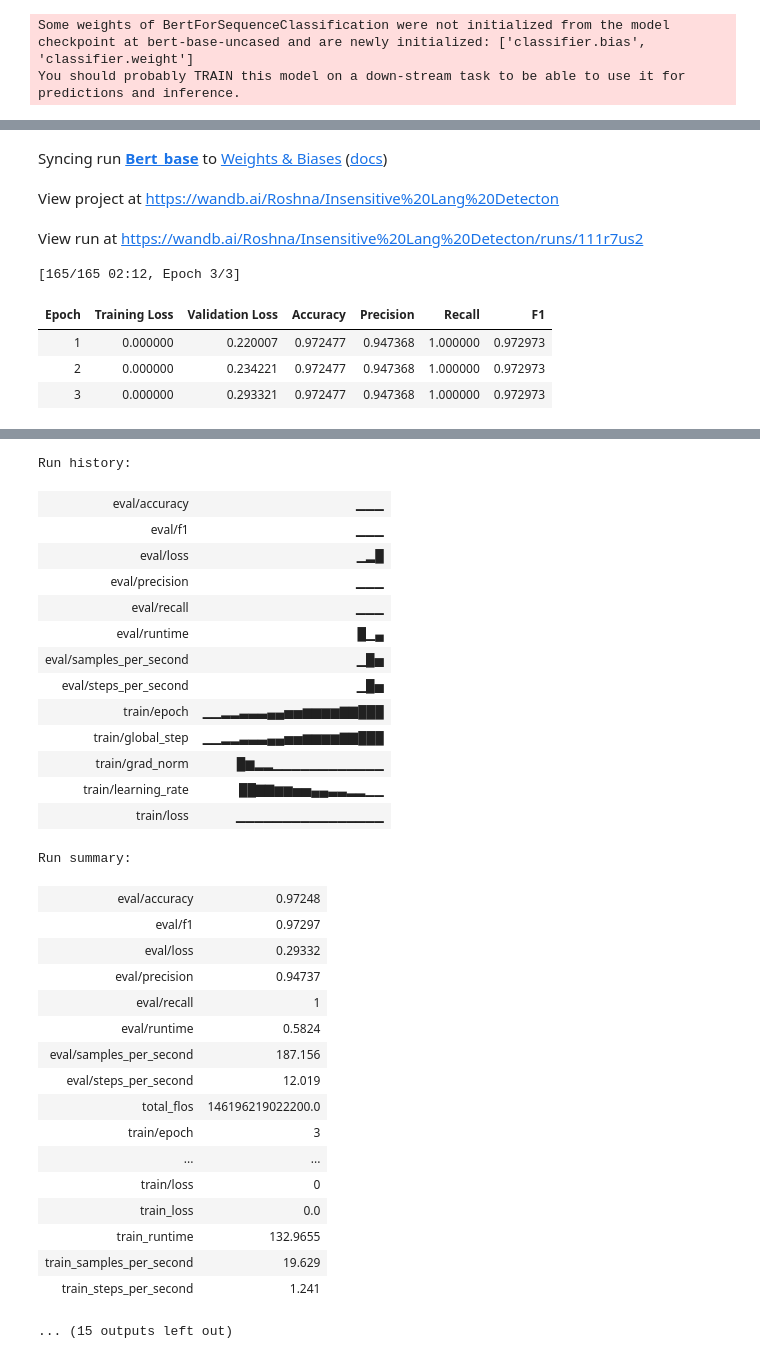
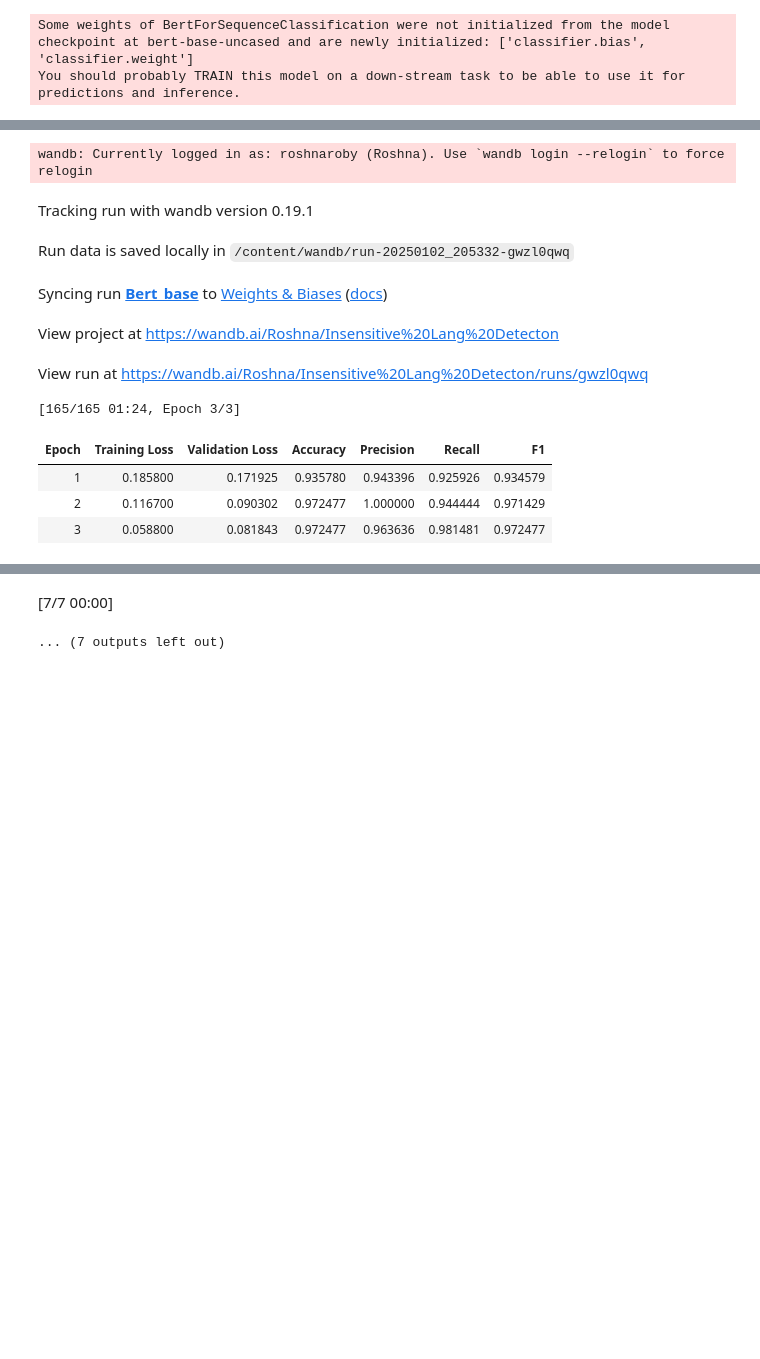
Before and after one commit to RobyRoshna/Insensitive-Lang-Detection, a Jupyter notebook: BERTtraining.ipynb, the cells around one changed output, grey strips where cells are left out. Saved outputs shown, nothing was run; the diff lists cells and outputs as text; code cells hidden in the pictures; blank space fills up the shorter version.

```diff
--- a/BERTtraining.ipynb
+++ b/BERTtraining.ipynb
@@ -144,8 +167,6 @@ Label: tensor(0)
 # %%
-from transformers import BertForSequenceClassification
-
 # Load pre-trained BERT for binary classification
-model = BertForSequenceClassification.from_pretrained('bert-base-uncased', num_labels=2)
+modelBbase = BertForSequenceClassification.from_pretrained('bert-base-uncased', num_labels=2)
 # %% [output]
 Some weights of BertForSequenceClassification were not initialized from the model checkpoint at bert-base-uncased and are newly initialized: ['classifier.bias', 'classifier.weight']
 You should probably TRAIN this model on a down-stream task to be able to use it for predictions and inference.
@@ -167,8 +190,5 @@ def compute_metrics(pred):
 # %%
-import wandb
-from transformers import Trainer, TrainingArguments
-
-# Close any previous WandB session
+# Safe close any previous WandB session
 wandb.finish()
 
 # Initialize WandB with a specific run name
@@ -184,13 +204,13 @@ training_args = TrainingArguments(
     save_strategy='epoch',
     logging_dir='./logs',
     logging_steps=10,
-    report_to=["wandb"],  # Ensure WandB is used for logging
-    run_name="Bert_base"  # Specify the run name for the Trainer
+    report_to=["wandb"],  # WandB is used for logging
+    run_name="Bert_base"  # the run name for this Trainer
 )
 
 # Trainer
 trainer = Trainer(
-    model=model,
+    model=modelBbase,
     args=training_args,
     train_dataset=train_dataset,
     eval_dataset=val_dataset,
@@ -200,12 +220,8 @@ trainer = Trainer(
 # Train
 trainer.train()
 
-# Evaluate and log test results in a separate WandB session
-wandb.finish()  # Close the previous WandB session
-wandb.init(project="Insensitive Lang Detecton", entity="Roshna", name="Bert_base_evaluation", job_type="evaluation")
-
 results = trainer.evaluate(test_dataset, metric_key_prefix="test")
-wandb.log(results)  # Log evaluation results
+wandb.log(results)
 
 wandb.finish()  # Close the evaluation session
 # %% [output]
@@ -214,8 +233,11 @@ Run data is saved locally in /content/wandb/run-20250102_182545-111r7us2
+wandb: Currently logged in as: roshnaroby (Roshna). Use `wandb login --relogin` to force relogin
-Syncing run Bert_base to Weights & Biases (docs)
+Tracking run with wandb version 0.19.1
-View project at https://wandb.ai/Roshna/Insensitive%20Lang%20Detecton
+Run data is saved locally in /content/wandb/run-20250102_205332-gwzl0qwq
-View run at https://wandb.ai/Roshna/Insensitive%20Lang%20Detecton/runs/111r7us2
+Syncing run Bert_base to Weights & Biases (docs)
-[165/165 02:12, Epoch 3/3]
+View project at https://wandb.ai/Roshna/Insensitive%20Lang%20Detecton
+View run at https://wandb.ai/Roshna/Insensitive%20Lang%20Detecton/runs/gwzl0qwq
+[165/165 01:24, Epoch 3/3]
 | Epoch | Training Loss | Validation Loss | Accuracy | Precision | Recall | F1 |
-| 1 | 0.000000 | 0.220007 | 0.972477 | 0.947368 | 1.000000 | 0.972973 |
-| 2 | 0.000000 | 0.234221 | 0.972477 | 0.947368 | 1.000000 | 0.972973 |
-| 3 | 0.000000 | 0.293321 | 0.972477 | 0.947368 | 1.000000 | 0.972973 |
+| 1 | 0.185800 | 0.171925 | 0.935780 | 0.943396 | 0.925926 | 0.934579 |
+| 2 | 0.116700 | 0.090302 | 0.972477 | 1.000000 | 0.944444 | 0.971429 |
+| 3 | 0.058800 | 0.081843 | 0.972477 | 0.963636 | 0.981481 | 0.972477 |
@@ -223,32 +244,2 @@ View run at https://wandb.ai/Roshna/Insensitive%20Lang%20Detecton/runs/111r7us2
-Run history:
-| eval/accuracy | ▁▁▁ |
-| eval/f1 | ▁▁▁ |
-| eval/loss | ▁▂█ |
-| eval/precision | ▁▁▁ |
-| eval/recall | ▁▁▁ |
-| eval/runtime | █▁▄ |
-| eval/samples_per_second | ▁█▅ |
-| eval/steps_per_second | ▁█▅ |
-| train/epoch | ▁▁▂▂▃▃▃▄▄▅▅▆▆▆▆▇▇███ |
-| train/global_step | ▁▁▂▂▃▃▃▄▄▅▅▆▆▆▆▇▇███ |
-| train/grad_norm | █▆▂▂▁▁▁▁▁▁▁▁▁▁▁▁ |
-| train/learning_rate | ██▇▇▆▆▅▅▄▄▃▃▂▂▁▁ |
-| train/loss | ▁▁▁▁▁▁▁▁▁▁▁▁▁▁▁▁ |
+[7/7 00:00]
-Run summary:
+... (7 outputs left out)
-| eval/accuracy | 0.97248 |
-| eval/f1 | 0.97297 |
-| eval/loss | 0.29332 |
-| eval/precision | 0.94737 |
-| eval/recall | 1 |
-| eval/runtime | 0.5824 |
-| eval/samples_per_second | 187.156 |
-| eval/steps_per_second | 12.019 |
-| total_flos | 146196219022200.0 |
-| train/epoch | 3 |
-| ... | ... |
-| train/loss | 0 |
-| train_loss | 0.0 |
-| train_runtime | 132.9655 |
-| train_samples_per_second | 19.629 |
-| train_steps_per_second | 1.241 |
-... (15 outputs left out)
```
Also changed, not shown: parts of 18 cells of this notebook.
